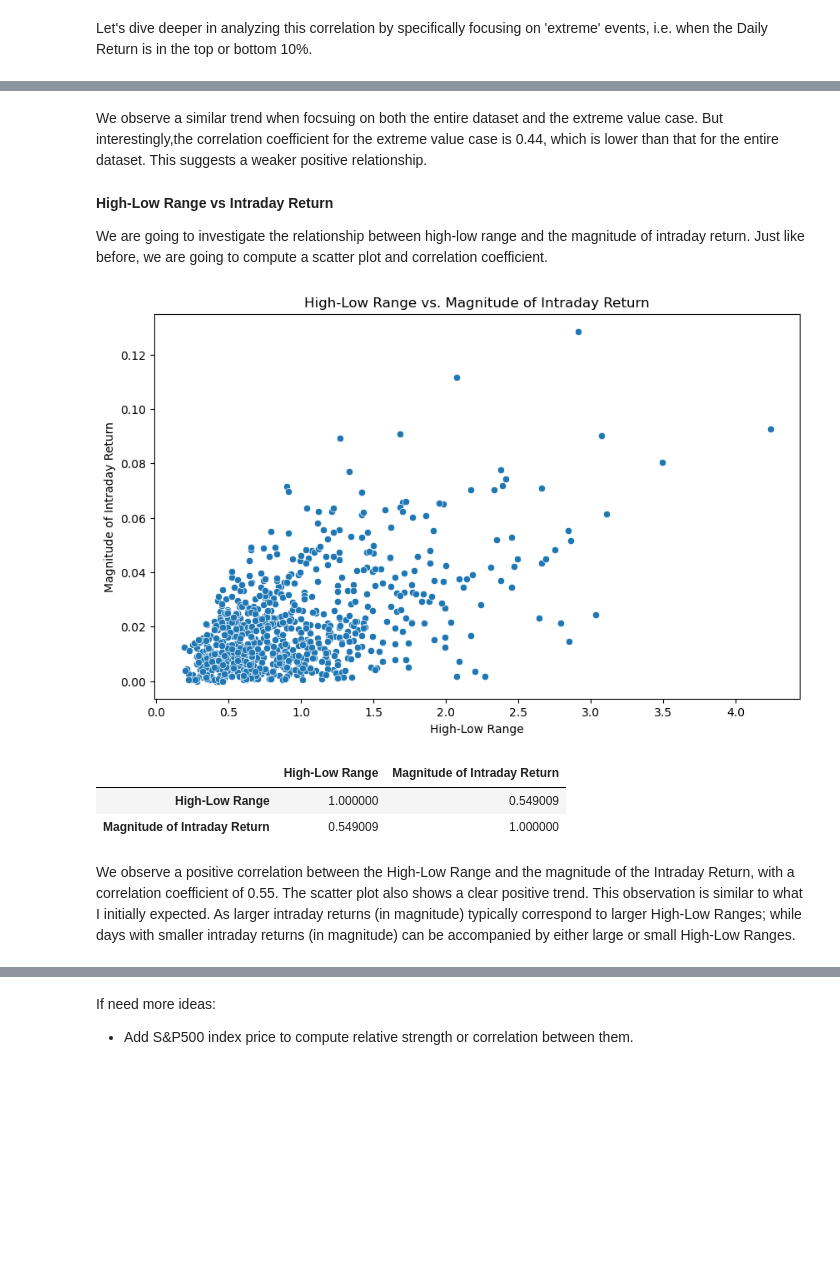
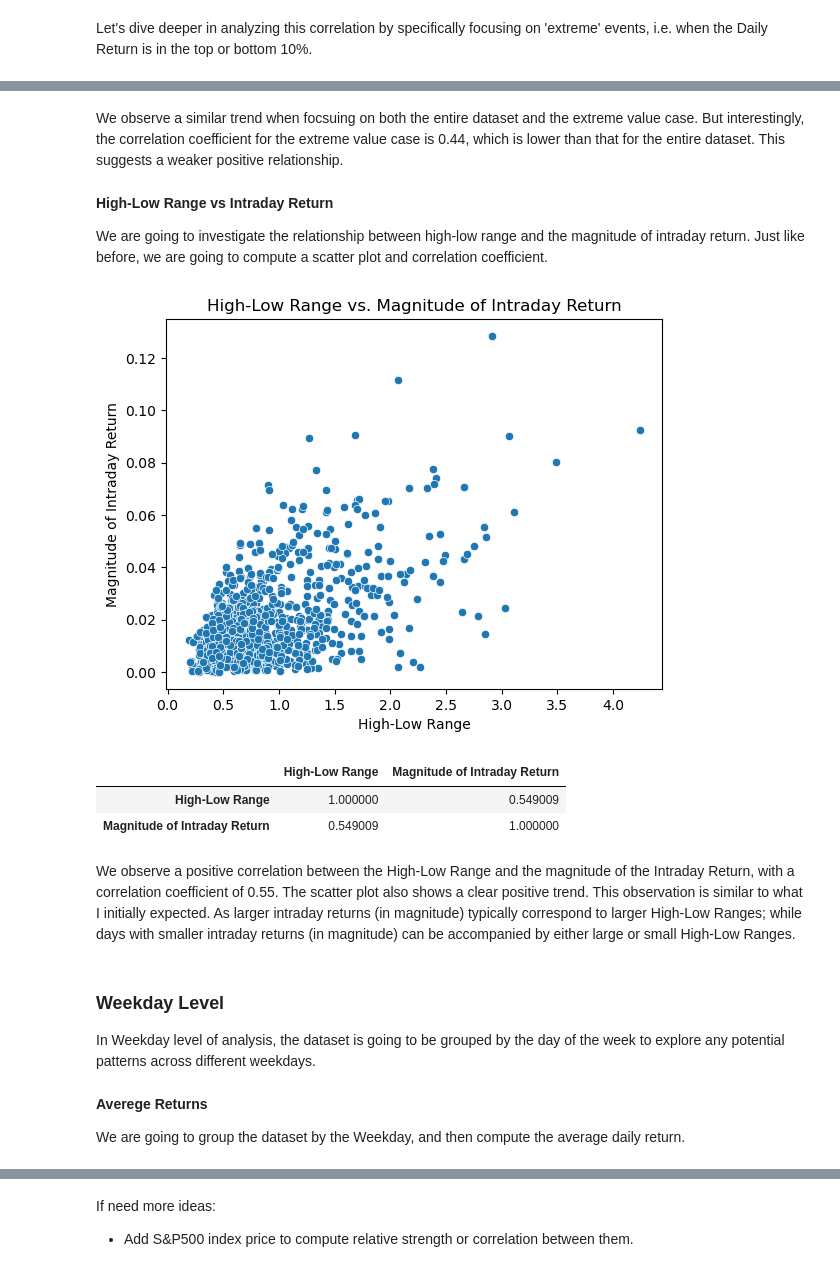
Before and after one commit to GeorgiusBE/Mining_Game, a Jupyter notebook: Part_2_Data_Analytics.ipynb, the cells around one changed output, grey strips where cells are left out. Cells and saved outputs as stored; diff of their text form; code cells hidden in the pictures; blank space fills up the shorter version.

```diff
--- a/Part_2_Data_Analytics.ipynb
+++ b/Part_2_Data_Analytics.ipynb
@@ -384,6 +379,3 @@ $$\text{10-Day Moving Average} = \frac{1}{10} \sum_{i=t-9}^{t} Close\_Price_i$$
-# %%
-# compute MA(10)
-df['10-Day Moving Average'] = df['Adj Close'].rolling(window=10).mean()
 # %% [markdown]
 ### High-Low Rage
 The difference between the day's high and low. It is used to measure intraday volatility.
@@ -406,8 +398,8 @@ Parse the weekday, month, and year from the date.
 # %%
 # Extract the day from the date
 df['Weekday'] = list(pd.Series(df.index).dt.day_name())
-df['Month'] = df.index.month
-df['Year'] = df.index.year
+df['Month'] = df.index.month.astype(str)
+df['Year'] = df.index.year.astype(str)
 # %% [markdown]
 ### Dividend Paymment Date
 
@@ -661,0 +625,12 @@ plt.show()
+# %%
+# a function to create scatter plot and compute correlation coef
+def plot_scatter_corr(df, x, y, title, xlabel, ylabel):
+    # create scatter plot
+    sns.scatterplot(x, y, data=df)
+    plt.title(title)
+    plt.xlabel(xlabel)
+    plt.ylabel(ylabel)
+    plt.show()
+    # compute and print correlation coef
+    correlation = df[[x, y]].corr()
+    display(correlation)
@@ -695,28 +658,19 @@ plt.show()
 # %% [markdown]
-We observe a similar trend when focsuing on both the entire dataset and the extreme value case. But interestingly,the correlation coefficient for the extreme value case is 0.44, which is lower than that for the entire dataset. This suggests a weaker positive relationship.
+We observe a similar trend when focsuing on both the entire dataset and the extreme value case. But interestingly, the correlation coefficient for the extreme value case is 0.44, which is lower than that for the entire dataset. This suggests a weaker positive relationship.
 # %% [markdown]
 **High-Low Range vs Intraday Return**
 
 We are going to investigate the relationship between high-low range and the magnitude of intraday return. Just like before, we are going to compute a scatter plot and correlation coefficient.
-# %%
-# compute the magnitude of Intraday Return (absolute value)
-df['Magnitude of Intraday Return'] = df['Intraday Return'].abs()
-
-# scatter plot to visualize the relationship between High-Low Range and Magnitude of Intraday Return
-plt.figure(figsize=(10, 6))
-sns.scatterplot(x='High-Low Range', y='Magnitude of Intraday Return', data=df)
-plt.title('High-Low Range vs. Magnitude of Intraday Return')
-plt.xlabel('High-Low Range')
-plt.ylabel('Magnitude of Intraday Return')
-plt.show()
-
-# compute the correlation between High-Low Range and Magnitude of Intraday Return
-correlation_high_low_magnitude = df[['High-Low Range', 'Magnitude of Intraday Return']].corr()
-correlation_high_low_magnitude
-# %% [output]
-[figure, removed]
-|  | High-Low Range | Magnitude of Intraday Return |
-| High-Low Range | 1.000000 | 0.549009 |
-| Magnitude of Intraday Return | 0.549009 | 1.000000 |
+# %%
+# compute the magnitude of Intraday Return (absolute value)
+df['Magnitude of Intraday Return'] = df['Intraday Return'].abs()
+
+# create scatter plot and corr coef
+plot_scatter_corr(df, 'High-Low Range', 'Magnitude of Intraday Return', 'High-Low Range vs. Magnitude of Intraday Return', 'High-Low Range', 'Magnitude of Intraday Return')
+# %% [output]
+[figure, added]
+|  | High-Low Range | Magnitude of Intraday Return |
+| High-Low Range | 1.000000 | 0.549009 |
+| Magnitude of Intraday Return | 0.549009 | 1.000000 |
 # %% [markdown]
 We observe a positive correlation between the High-Low Range and the magnitude of the Intraday Return, with a correlation coefficient of 0.55. The scatter plot also shows a clear positive trend. This observation is similar to what I initially expected. As larger intraday returns (in magnitude) typically correspond to larger High-Low Ranges; while days with smaller intraday returns (in magnitude) can be accompanied by either large or small High-Low Ranges.
@@ -727,0 +677,7 @@ df.groupby('Weekday')['Daily Return'].mean().plot(kind='bar')
+# %% [markdown]
+### Weekday Level
+In Weekday level of analysis, the dataset is going to be grouped by the day of the week to explore any potential patterns across different weekdays.
+# %% [markdown]
+**Averege Returns**
+
+We are going to group the dataset by the Weekday, and then compute the average daily return.
```
Also changed, not shown: parts of 50 cells of this notebook.
